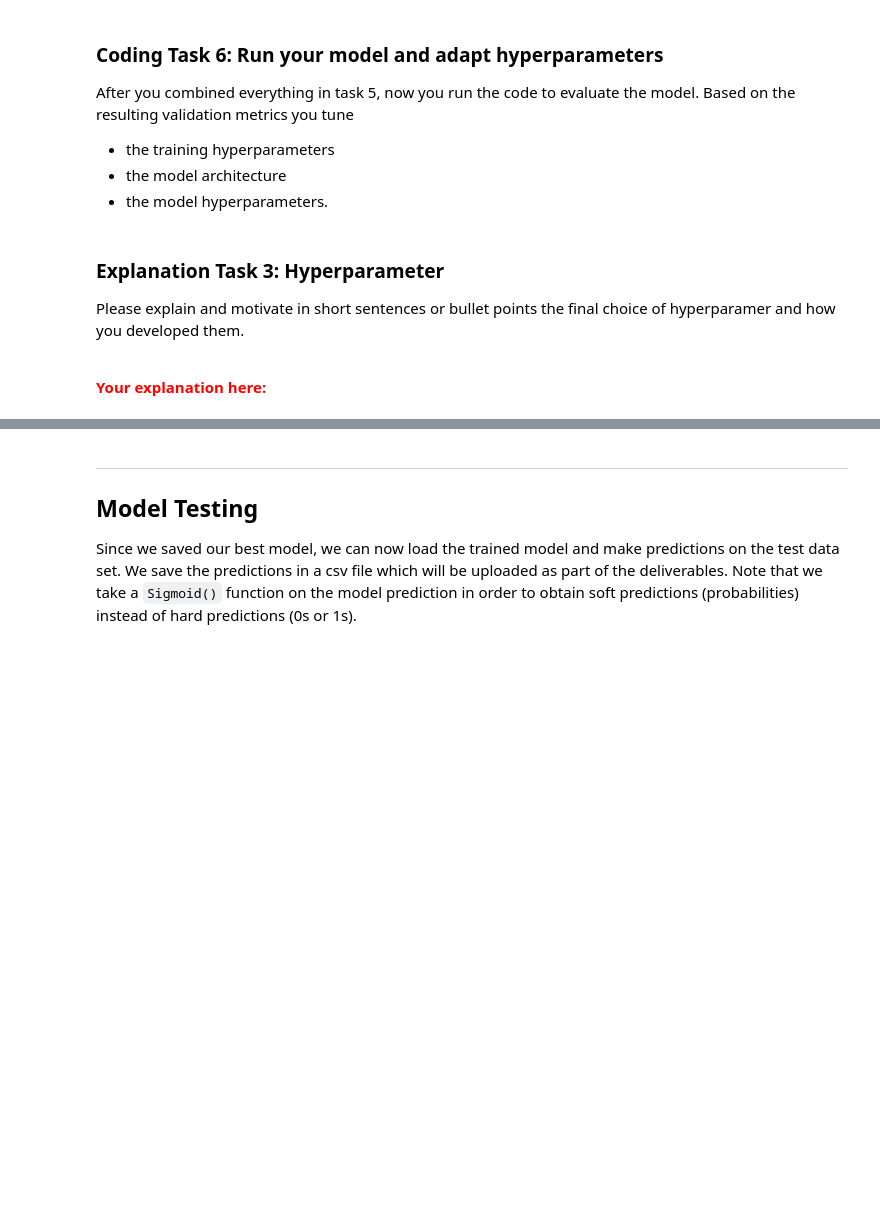
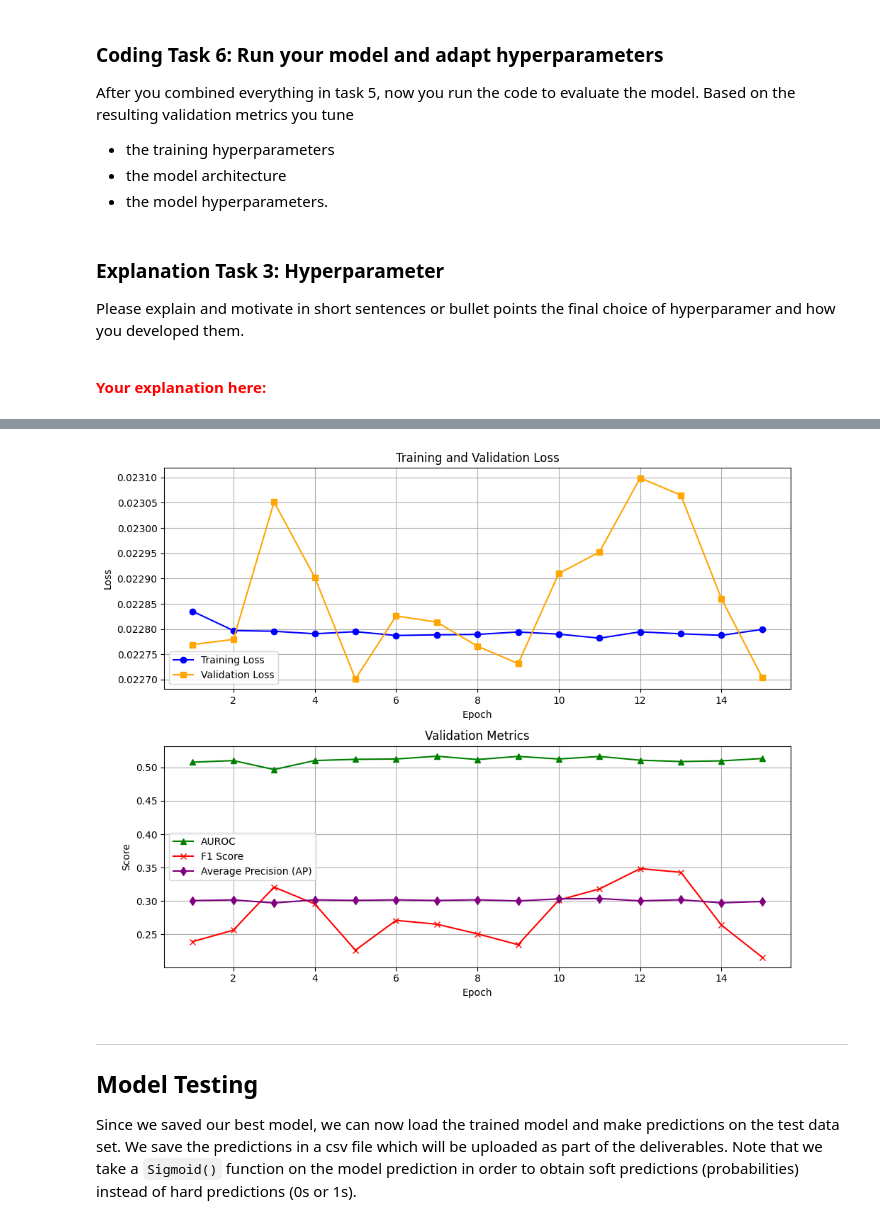
Before and after one commit to wmeijer221/wasp-assignmen-af-classification, a Jupyter notebook: assignment_ecg_classification.ipynb, the cells around one changed output, grey strips where cells are left out. Saved outputs shown, nothing was run; the diff lists cells and outputs as text; code cells hidden in the pictures; blank space fills up the shorter version.

```diff
--- a/assignment_ecg_classification.ipynb
+++ b/assignment_ecg_classification.ipynb
@@ -429,22 +449,26 @@ class ModelBaseline(nn.Module):
         self.kernel_size = 3
 
         # conv layer
-        downsample = self._downsample(4096, 128)
-        self.conv1 = nn.Conv1d(in_channels=8,
-                               out_channels=32,
+        input_size = 4096
+        input_channels = 8
+        output_size = 512
+        downsample = self._downsample(input_size, output_size)
+        self.conv1 = nn.Conv1d(in_channels=input_channels,
+                               out_channels=downsample,
                                kernel_size=self.kernel_size,
                                stride=downsample,
                                padding=self._padding(downsample),
                                bias=False)
 
         # linear layer
-        self.lin = nn.Linear(in_features=32*128,
+        self.lin = nn.Linear(in_features=downsample*output_size,
                              out_features=1)
 
         # ReLU
         self.relu = nn.ReLU()
         # self.relu2 = nn.ReLU()
         self.sig = nn.Sigmoid()
+
 
     def _padding(self, downsample):
         return max(0, int(np.floor((self.kernel_size - downsample + 1) / 2)))
@@ -459,7 +483,6 @@ class ModelBaseline(nn.Module):
         x = self.relu(self.conv1(x))
         x_flat= x.view(x.size(0), -1)
         x = self.lin(x_flat)
-        # x = self.relu2(x)
         x = self.sig(x)
 
         return x
@@ -559,8 +623,8 @@ def eval_loop(epoch, dataloader, model, loss_function, device):
         with torch.no_grad():
           outputs = model(traces)
           loss = loss_function(outputs, diagnoses)
-          valid_probs.extend(outputs.detach().cpu().numpy())
-          valid_true.extend(diagnoses.detach().cpu().numpy())
+          valid_probs.extend(outputs.cpu().numpy())
+          valid_true.extend(diagnoses_cpu.numpy())
 
 
         # Update accumulated values
@@ -896,3 +919,35 @@ Epoch 11:       Train Loss 0.023842     Valid Loss 0.024037     auroc (eval) 0.4
+# %%
+"""
+TASK: Here it can make sense to plot your learning curve; Insert your code here
+"""
+epochs = list(range(1, num_epochs + 1))
+plt.figure(figsize=(10, 8))
+
+# First subplot: losses
+plt.subplot(2, 1, 1)
+plt.plot(epochs, train_loss_all, label='Training Loss', color='blue', marker='o')
+plt.plot(epochs, valid_loss_all, label='Validation Loss', color='orange', marker='s')
+plt.xlabel('Epoch')
+plt.ylabel('Loss')
+plt.title('Training and Validation Loss')
+plt.legend()
+plt.grid(True)
+
+# Second subplot: metrics
+plt.subplot(2, 1, 2)
+plt.plot(epochs, eval_auroc, label='AUROC', color='green', marker='^')
+plt.plot(epochs, eval_f1, label='F1 Score', color='red', marker='x')
+plt.plot(epochs, eval_aps, label='Average Precision (AP)', color='purple', marker='d')
+plt.xlabel('Epoch')
+plt.ylabel('Score')
+plt.title('Validation Metrics')
+plt.legend()
+plt.grid(True)
+
+plt.tight_layout()
+plt.show()
+# %% [output]
+[figure, added]
 # %% [markdown]
 ---
 ## Model Testing
```
Also changed, not shown: parts of 8 cells of this notebook.
